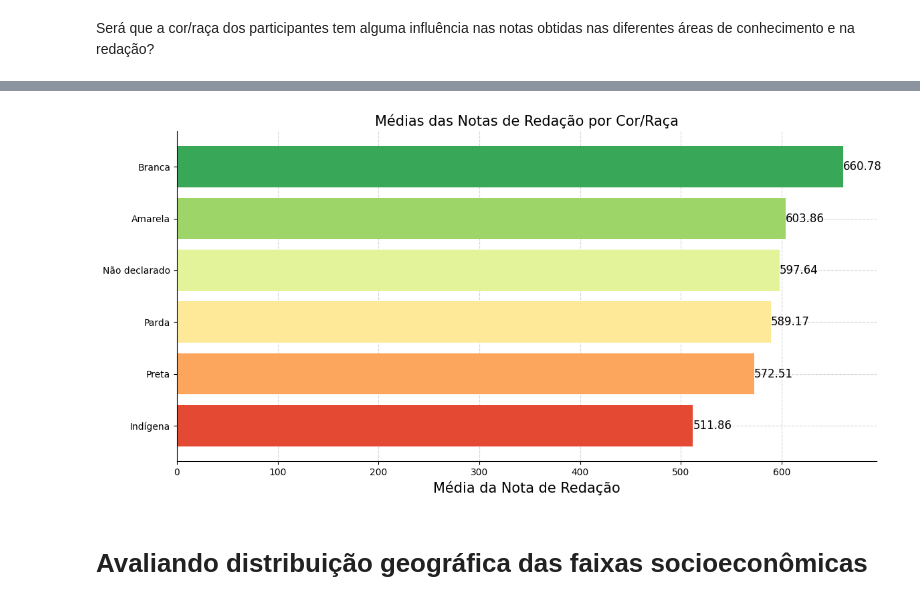
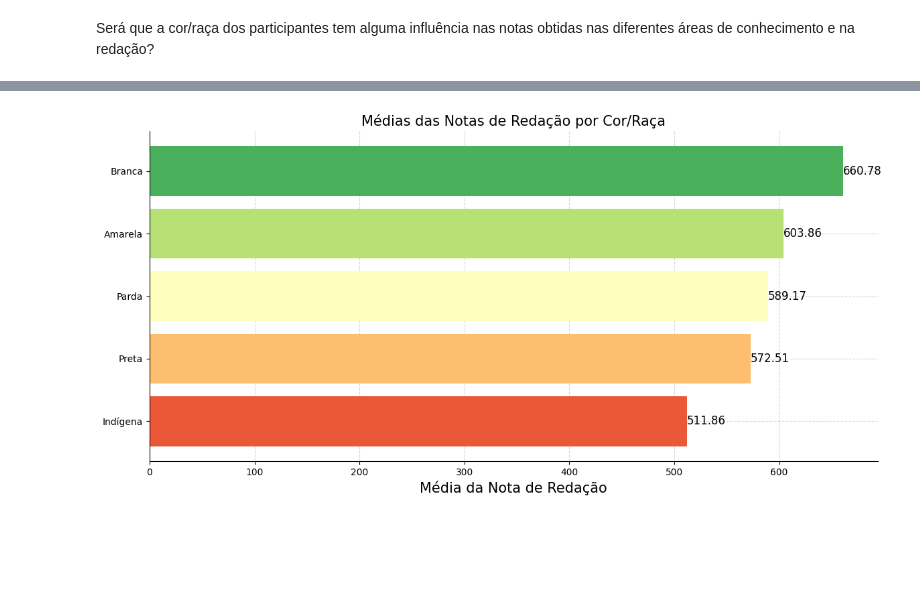
Before and after one commit to ArthurrCr/DATAVIZ, a Jupyter notebook: ENEM_2023.ipynb, the cells around one changed output, grey strips where cells are left out. Cells and saved outputs as stored; diff of their text form; code cells hidden in the pictures; blank space fills up the shorter version.

```diff
--- a/ENEM_2023.ipynb
+++ b/ENEM_2023.ipynb
@@ -553,33 +605,48 @@ plt.show()
 # %%
-# Calculando as médias das notas de redação por cor/raça
-media_notas_por_raca = data.groupby('Cor_Raca_Desc')['NU_NOTA_REDACAO'].mean().sort_values()
+def plot_average_scores_by_category(data, score_column, category_column, title, xlabel):
+    """
+    Plota as médias de notas por categorias específicas, excluindo a categoria 'Não declarado'.
 
-# Definir cores usando a paleta de cores "RdYlGn"
-cores = sns.color_palette("RdYlGn", n_colors=len(media_notas_por_raca))
+    Args:
+    data (DataFrame): DataFrame contendo os dados.
+    score_column (str): Nome da coluna contendo as notas.
+    category_column (str): Nome da coluna contendo as categorias.
+    title (str): Título do gráfico.
+    xlabel (str): Rótulo do eixo X.
+    """
+    # Filtrar a categoria 'Não declarado'
+    filtered_data = data[data[category_column] != 'Não declarado']
 
-# Criar o gráfico de barras horizontais
-plt.figure(figsize=(12, 6))
-bars = plt.barh(media_notas_por_raca.index, media_notas_por_raca, color=cores)
+    # Calculando as médias das notas por categoria
+    average_scores_by_category = filtered_data.groupby(category_column)[score_column].mean().sort_values()
 
-plt.xlabel('Média da Nota de Redação', fontsize=15)
-plt.title('Médias das Notas de Redação por Cor/Raça', fontsize=15)
-plt.grid(True, linestyle='--', which='both', alpha=0.5)
+    # Definir cores usando a paleta de cores "RdYlGn"
+    colors = sns.color_palette("RdYlGn", n_colors=len(average_scores_by_category))
 
-# Remover as bordas superior e direita
-plt.gca().spines['top'].set_visible(False)
-plt.gca().spines['right'].set_visible(False)
+    # Criar o gráfico de barras horizontais
+    plt.figure(figsize=(12, 6))
+    bars = plt.barh(average_scores_by_category.index, average_scores_by_category, color=colors)
 
-# Deixar grades atrás das barras
-plt.gca().set_axisbelow(True)
+    plt.xlabel(xlabel, fontsize=15)
+    plt.title(title, fontsize=15)
+    plt.grid(True, linestyle='--', which='both', alpha=0.5)
 
-# Adicionar valores das médias nas barras
-for bar in bars:
-    plt.text(bar.get_width(), bar.get_y() + bar.get_height()/2, f'{bar.get_width():.2f}',
-             va='center', ha='left', fontsize=12, color='black')
+    # Remover as bordas superior e direita
+    plt.gca().spines['top'].set_visible(False)
+    plt.gca().spines['right'].set_visible(False)
 
-plt.tight_layout()
-plt.show()
+    # Deixar grades atrás das barras
+    plt.gca().set_axisbelow(True)
+
+    # Adicionar valores das médias nas barras
+    for bar in bars:
+        plt.text(bar.get_width(), bar.get_y() + bar.get_height()/2, f'{bar.get_width():.2f}',
+                 va='center', ha='left', fontsize=12, color='black')
+
+    plt.tight_layout()
+    plt.show()
-# %% [output]
-[figure, removed]
-# %% [markdown]
-# Avaliando distribuição geográfica das faixas socioeconômicas
+# %%
+# Chamando a função
+plot_average_scores_by_category(data, 'NU_NOTA_REDACAO', 'Cor_Raca_Desc', 'Médias das Notas de Redação por Cor/Raça', 'Média da Nota de Redação')
+# %% [output]
+[figure, added]
```
Also changed, not shown: parts of 17 cells of this notebook.
